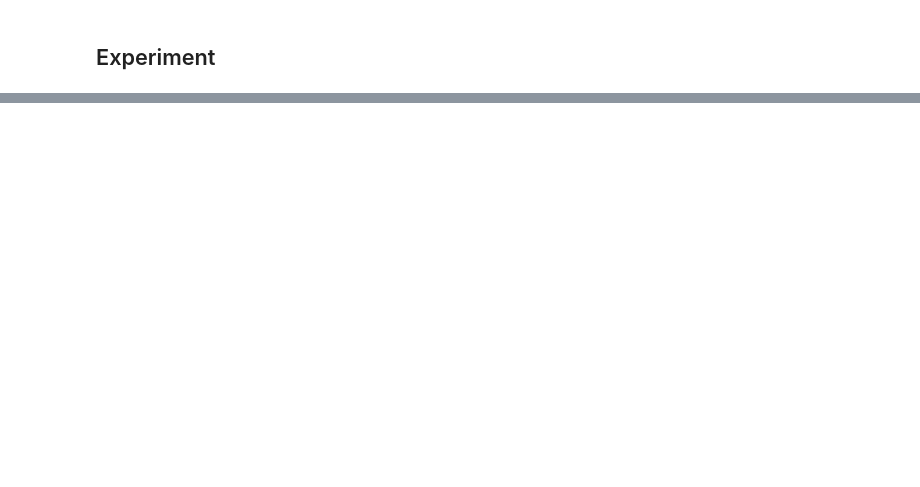
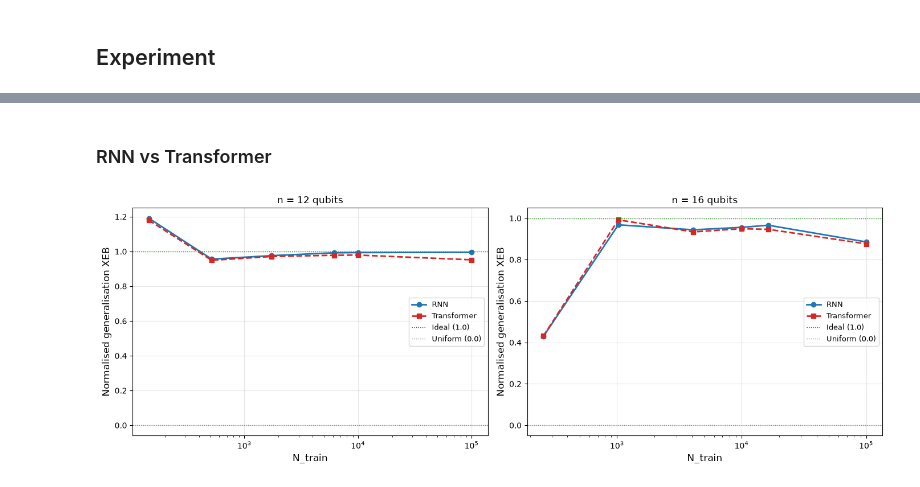
Before and after one commit to hkbelagali/AIForCircuitSampling, a Jupyter notebook: notebooks/rcs_ml_experiment.ipynb, the cells around one changed output, grey strips where cells are left out. Drawn from its saved outputs; the diff is of its cells as text; code cells hidden in the pictures; blank space fills up the shorter version.

```diff
--- a/notebooks/rcs_ml_experiment.ipynb
+++ b/notebooks/rcs_ml_experiment.ipynb
@@ -319,0 +467,26 @@ plt.show()
+# %% [markdown]
+### RNN vs Transformer
+# %%
+n_values = sorted(df_rnn['n_bits'].unique())
+fig, axes = plt.subplots(1, len(n_values), figsize=(7 * len(n_values), 5), squeeze=False)
+axes = axes[0]
+
+for ax, n in zip(axes, n_values):
+    for df_m, name, marker, col in [(df_rnn, 'RNN', 'o-', 'tab:blue'),
+                                     (df_transformer, 'Transformer', 's--', 'tab:red')]:
+        sub = df_m[df_m['n_bits'] == n].sort_values('n_train')
+        ax.plot(sub['n_train'], sub['xeb_norm'], marker, color=col, lw=2, ms=6, label=name)
+    ax.axhline(1.0, color='green', ls=':', lw=1.0, label='Ideal (1.0)')
+    ax.axhline(0.0, color='grey',  ls=':', lw=1.0, label='Uniform (0.0)')
+    ax.set_xscale('log')
+    ax.set_xlabel('N_train', fontsize=12)
+    ax.set_ylabel('Normalised generalisation XEB', fontsize=12)
+    ax.set_title(f'n = {n} qubits', fontsize=12)
+    ax.grid(True, alpha=0.3)
+    ax.legend(fontsize=9)
+
+plt.tight_layout()
+plt.savefig('rnn_vs_transformer_comparison.pdf')
+plt.show()
+# %% [output]
+[figure, added]
```
Also changed, not shown: parts of 9 cells of this notebook, 7 other files.
